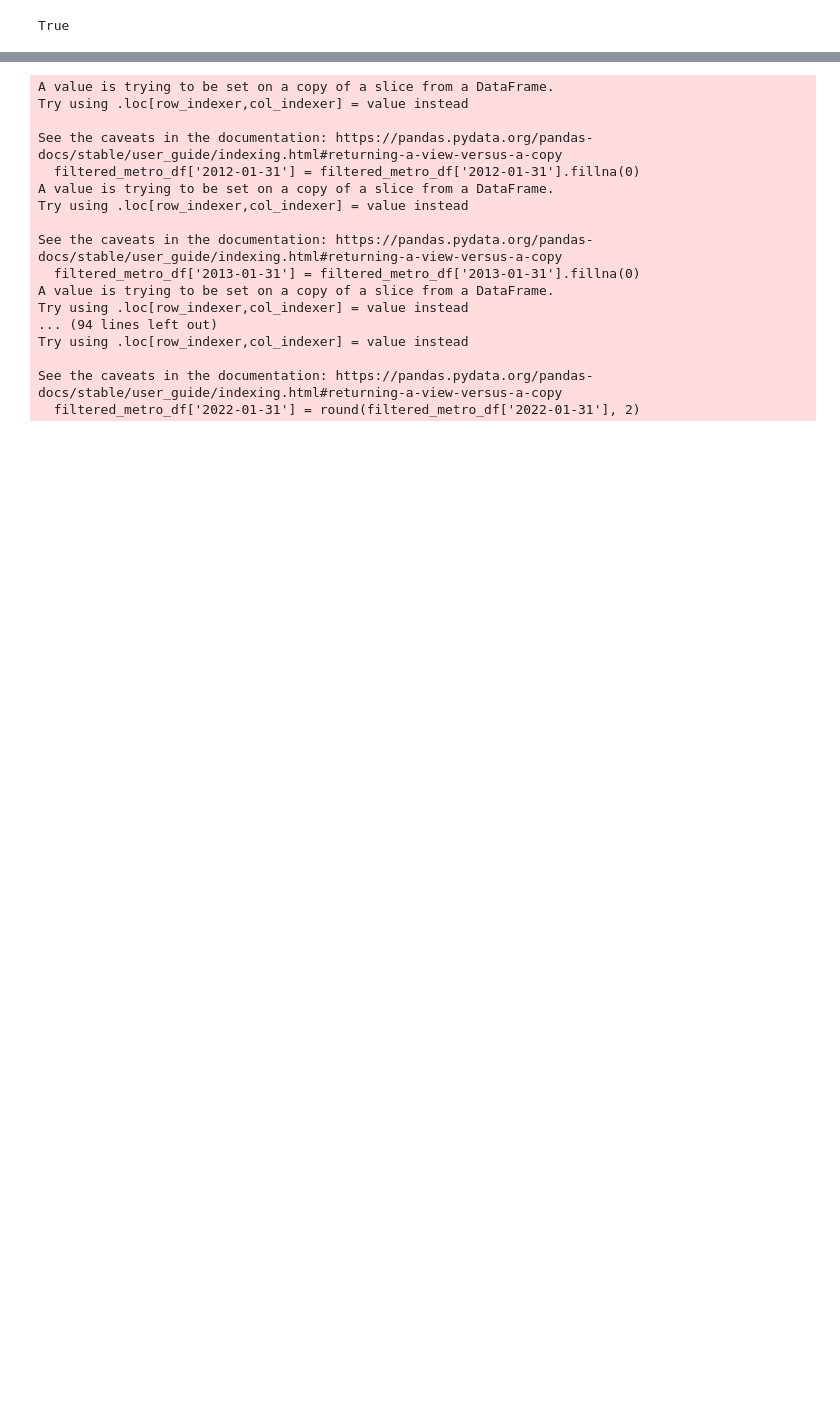
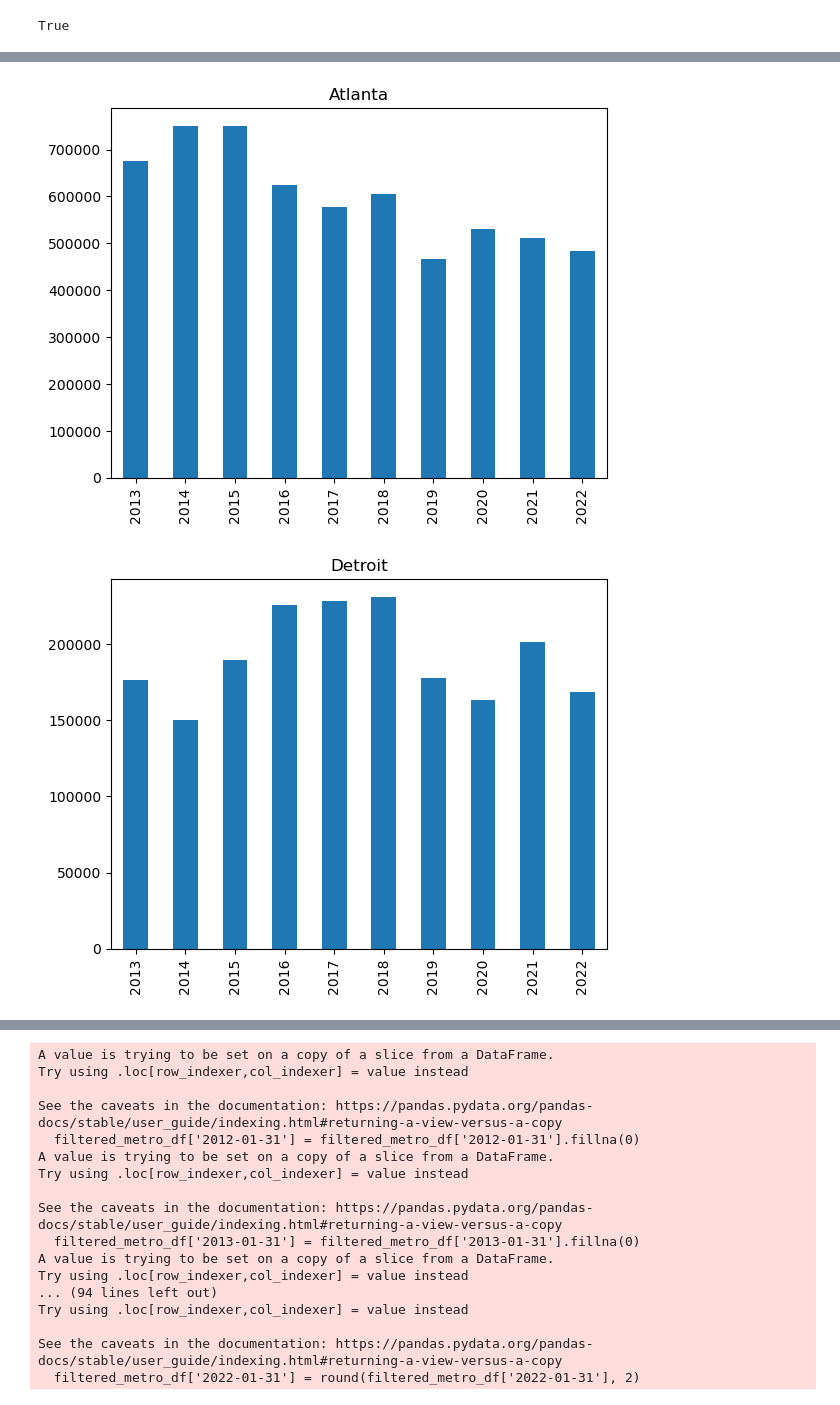
Before and after one commit to MWatkins87/Class_Project_Group_5, a Jupyter notebook: matthew_watkins.ipynb, the cells around one changed output, grey strips where cells are left out. Saved outputs shown, nothing was run; the diff lists cells and outputs as text; code cells hidden in the pictures; blank space fills up the shorter version.

```diff
--- a/matthew_watkins.ipynb
+++ b/matthew_watkins.ipynb
@@ -68,0 +198,9 @@ dtype: int64
+# %%
+college_data13_14 = pd.read_csv("../Resources/data/MERGED2013_14_PP.csv", low_memory=False)
+college13_14 = college_data13_14[["INSTNM","CITY","STABBR","COSTT4_A"]] #only the columns I want for average college tuition prices
+cf_14_df = college13_14[college13_14.isin(states).any(axis=1)]
+cf_14_df = college13_14[college13_14.isin(cities).any(axis=1)]
+no_instnm_df = cf_14_df[["CITY","COSTT4_A"]]
+by_city_14 = no_instnm_df.groupby(["CITY"]).sum()
+by_city_14 = by_city_14.rename(columns={"COSTT4_A":"2014"})
+by_city_14.head(20)
@@ -68,0 +220,9 @@ dtype: int64
+# %%
+college_data12_13 = pd.read_csv("../Resources/data/MERGED2012_13_PP.csv", low_memory=False)
+college12_13 = college_data12_13[["INSTNM","CITY","STABBR","COSTT4_A"]] #only the columns I want for average college tuition prices
+cf_13_df = college12_13[college12_13.isin(states).any(axis=1)]
+cf_13_df = college12_13[college12_13.isin(cities).any(axis=1)]
+no_instnm_df = cf_13_df[["CITY","COSTT4_A"]]
+by_city_13 = no_instnm_df.groupby(["CITY"]).sum()
+by_city_13 = by_city_13.rename(columns={"COSTT4_A":"2013"})
+by_city_13.head(20)
@@ -68,0 +242,3 @@ dtype: int64
+# %%
+merged_college_cost = pd.concat([by_city_13, by_city_14, by_city_15, by_city_16, by_city_17, by_city_18, by_city_19, by_city_20, by_city_21, by_city_22], axis="columns", join="inner")
+merged_college_cost.head(10)
@@ -68,0 +258,3 @@ dtype: int64
+# %%
+merged_college_cost = merged_college_cost.transpose()
+merged_college_cost.head(10)
@@ -68,0 +273,7 @@ dtype: int64
+# %%
+for city in cities:
+    current_college_city = merged_college_cost[[city]].plot(kind="bar", title=city, legend=False)
+    plt.show()
+# %% [output]
+[figure, added]
+[figure, added]
```
Also changed, not shown: parts of 29 cells of this notebook.
